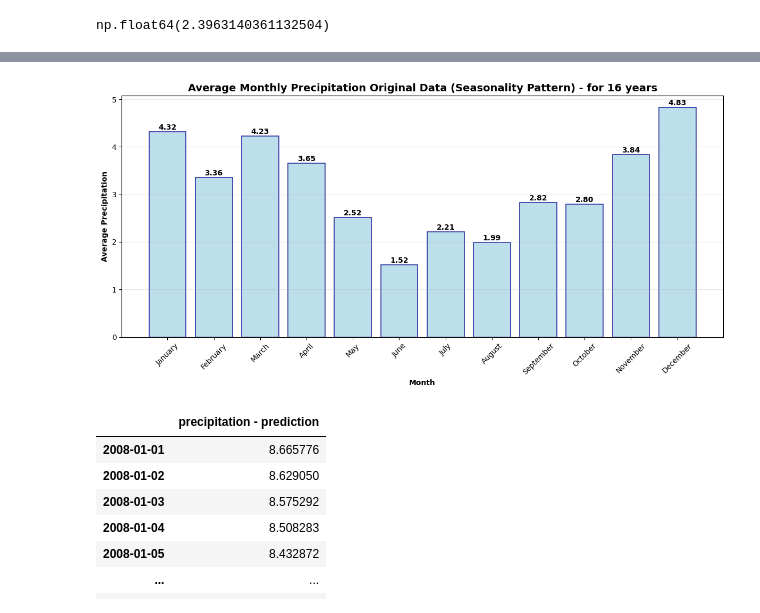
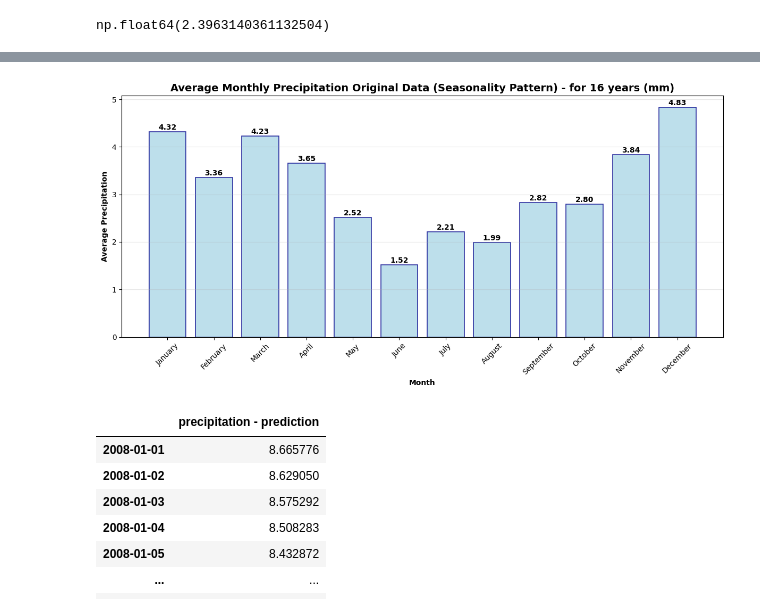
Before and after one commit to ilanGrynszpan/PyGASModels, a Jupyter notebook: sandbox.ipynb, the cells around one changed output, grey strips where cells are left out. Saved outputs shown, nothing was run; the diff lists cells and outputs as text; code cells hidden in the pictures.

```diff
--- a/sandbox.ipynb
+++ b/sandbox.ipynb
@@ -14,3 +73,4 @@ from GASModels.distributions.za_gb2_log_link import ZAGB2LogLinkDistribution
 ## Thesis
 # %%
 xls = pd.read_csv('data/precipitation.csv')
+xls = xls.tail(3650)
@@ -29,29 +76,0 @@ NameError: name 'mz' is not defined
-# %%
-xls = pd.read_csv('data/precipitation.csv')
-
-
-# Create the bar plot
-plt.figure(figsize=(12, 6))
-bars = plt.bar(mz['month'], mz['zeros'],
-               color='lightblue', edgecolor='darkblue', alpha=0.7)
-
-# Customize the plot
-plt.xlabel('Month', fontsize=12)
-plt.ylabel('Proportion of Days with No Rain', fontsize=12)
-plt.title('Proportion of No Rain Days by Month', fontsize=14, fontweight='bold')
-
-# Set month names as x-axis labels
-month_names = ['Jan', 'Feb', 'Mar', 'Apr', 'May', 'Jun',
-               'Jul', 'Aug', 'Sep', 'Oct', 'Nov', 'Dec']
-plt.xticks(range(1, 13), month_names)
-
-# Add value labels on top of bars (as percentages)
-for bar in bars:
-    height = bar.get_height()
-    plt.text(bar.get_x() + bar.get_width()/2., height,
-             f'{height:.1%}', ha='center', va='bottom', fontweight='bold')
-
-plt.ylim(0, 1)
-plt.grid(axis='y', alpha=0.3)
-plt.tight_layout()
-plt.show()
@@ -517,3 +297,0 @@ Saving results
-# %%
-dates = pd.date_range(start='2008-01-01', periods=len(xls), freq='D')
-xls.index = dates
@@ -554,29 +298,31 @@ xls
+# %%
+xls.index = pd.date_range(start="2008-01-01", periods=len(xls), freq="D")
 # %%
 # Calculate monthly averages
 monthly_avg = xls.groupby(xls.index.month)['precipitation'].mean()
 
 # Plot with month names
 import calendar
 month_names = [calendar.month_name[i] for i in monthly_avg.index]
 
 plt.figure(figsize=(12, 6))
 bars = plt.bar(month_names, monthly_avg.values, color='lightblue', edgecolor='darkblue', linewidth=1.2, alpha=0.8)
 
 # Add value labels on top of bars
 for bar in bars:
     height = bar.get_height()
     plt.text(bar.get_x() + bar.get_width()/2., height + 0.01,
              f'{height:.2f}', ha='center', va='bottom', fontweight='bold')
 
-plt.title('Average Monthly Precipitation Original Data (Seasonality Pattern) - for 16 years', fontsize=14, fontweight='bold')
+plt.title('Average Monthly Precipitation Original Data (Seasonality Pattern) - for 16 years (mm)', fontsize=14, fontweight='bold')
 plt.xlabel('Month', fontweight='bold')
 plt.ylabel('Average Precipitation', fontweight='bold')
 plt.xticks(rotation=45)
 plt.grid(True, alpha=0.3, axis='y')
 plt.tight_layout()
 plt.show()
 # %% [output]
-[figure, old version]
+[figure, new version]
 # %%
 y_fit
 # %% [output]
```
Also changed, not shown: parts of 68 cells of this notebook, 18 other files.
